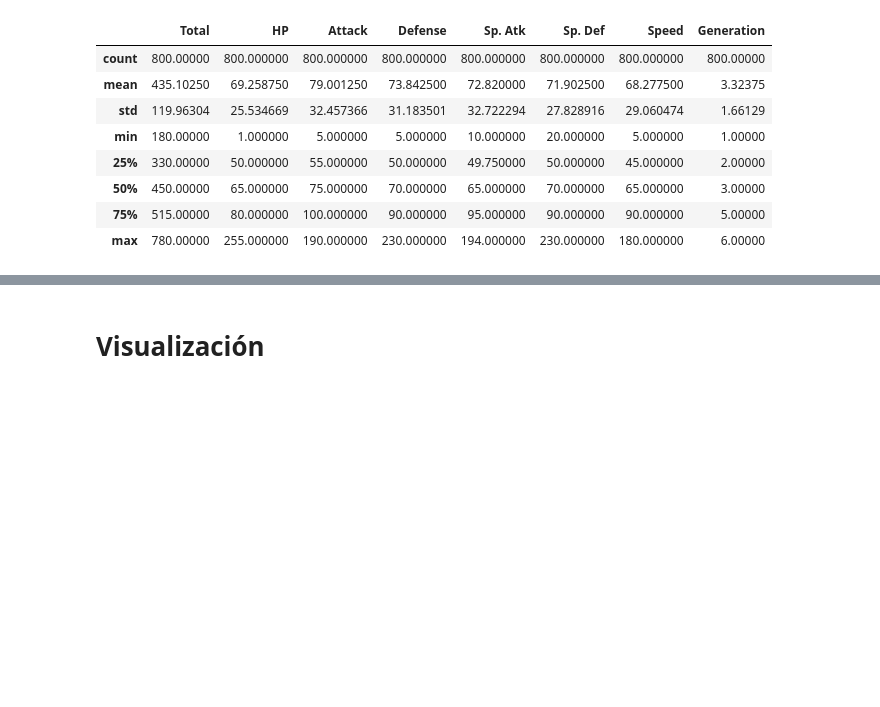
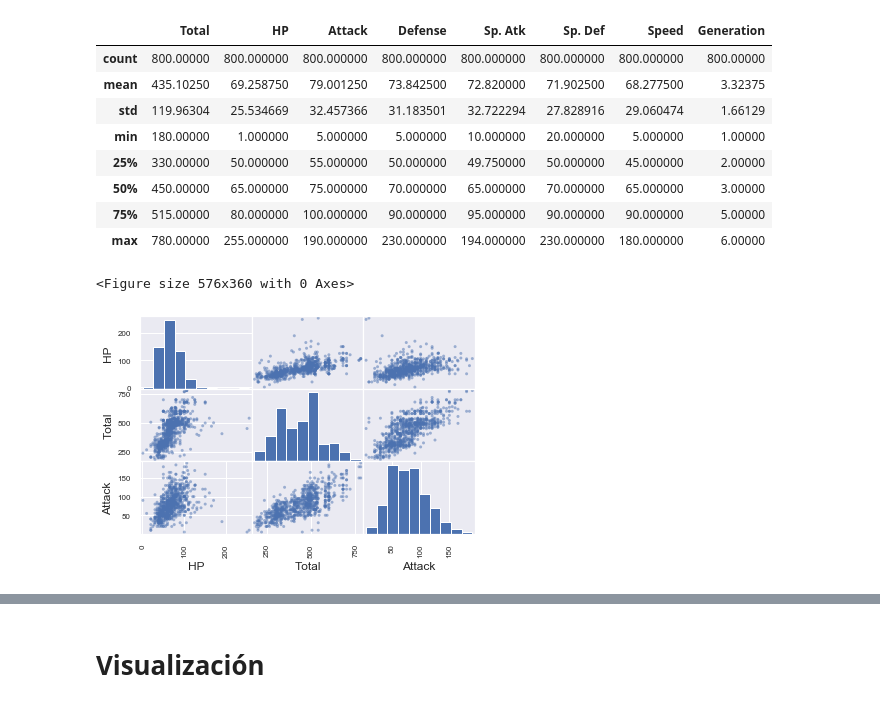
Before and after one commit to OPALO-ESTADISTICA/Estadistica, a Jupyter notebook: Análisis exploratorio de datos.ipynb, the cells around one changed output, grey strips where cells are left out. Saved outputs shown, nothing was run; the diff lists cells and outputs as text; code cells hidden in the pictures; blank space fills up the shorter version.

```diff
--- a/Análisis exploratorio de datos.ipynb
+++ b/Análisis exploratorio de datos.ipynb
@@ -25,3 +45,11 @@ df.describe() # Descripción general de las observaciones
 | 50% | 450.00000 | 65.000000 | 75.000000 | 70.000000 | 65.000000 | 70.000000 | 65.000000 | 3.00000 |
 | 75% | 515.00000 | 80.000000 | 100.000000 | 90.000000 | 95.000000 | 90.000000 | 90.000000 | 5.00000 |
 | max | 780.00000 | 255.000000 | 190.000000 | 230.000000 | 194.000000 | 230.000000 | 180.000000 | 6.00000 |
+# %%
+plt.figure(figsize=(8,5))
+pd.plotting.scatter_matrix(df[["HP","Total","Attack"]])
+plt.savefig("Dispersión.jpg")
+plt.show()
+# %% [output]
+<Figure size 576x360 with 0 Axes>
+[figure, added]
```
Also changed, not shown: parts of 3 cells of this notebook, 3 other files.
